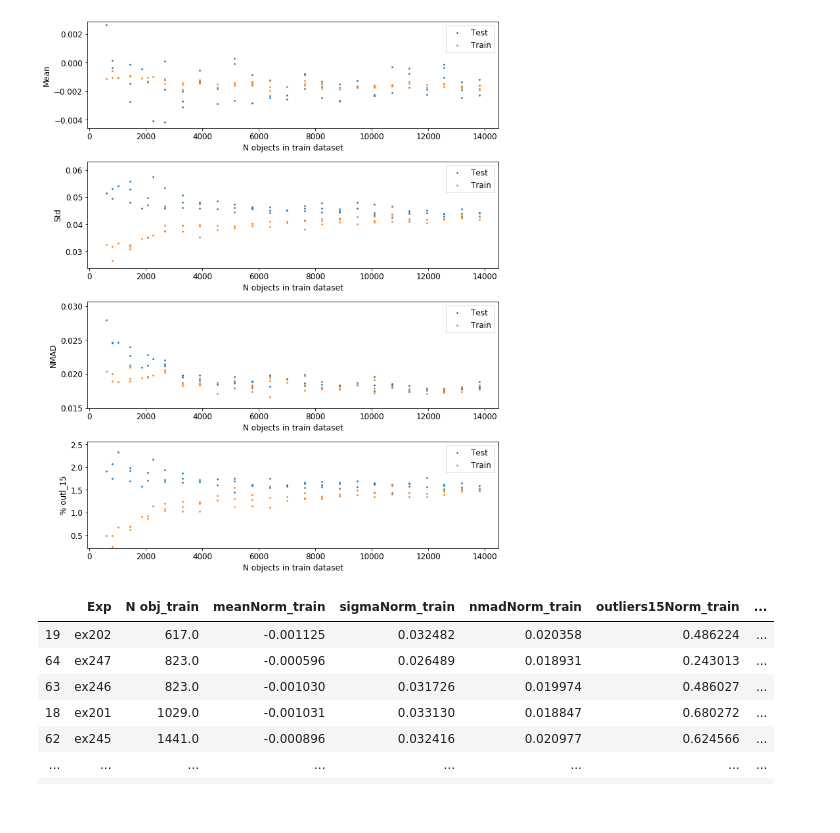
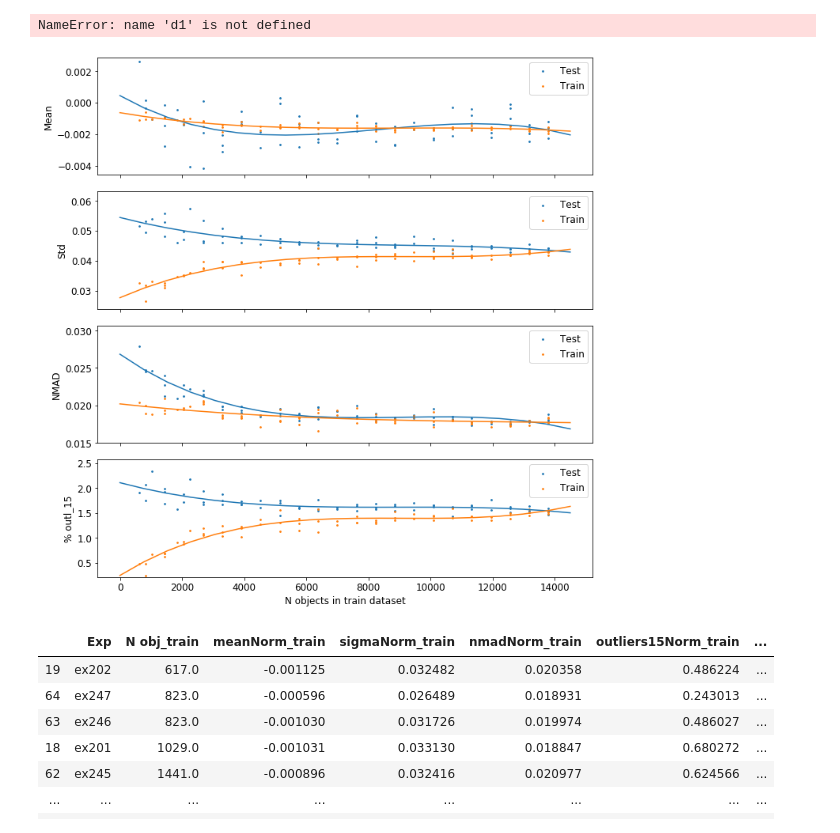
Before and after one commit to ShrRa/COSMOS_SOM, a Jupyter notebook: LearningCurveSampleSize.ipynb, the cells around one changed output. Cells and saved outputs as stored; diff of their text form; code cells hidden in the pictures.

```diff
--- a/LearningCurveSampleSize.ipynb
+++ b/LearningCurveSampleSize.ipynb
@@ -55,25 +59,44 @@ d=statsTabTrain.merge(statsTabTest,on='Exp',suffixes=['_train','_test'])
+# %%
+d1.columns
+# %% [output]
+NameError: name 'd1' is not defined
+# %%
+def interpol(d1,e,case,numObj=14000):
+    x=d1['N obj_train']
+    y=d1[e+'_'+case]
+    a, b, c,g = polyfit(x,y, 3)
+    y_pred = polyval([a, b, c,g], x)
+    x_out = np.linspace(0, numObj+500, 20)
+    y_pred = polyval([a, b, c,g], x_out)
+    return x, y, x_out, y_pred
 # %%
 d1=d.sort_values(by='N obj_train')[3:]
 plt.rcParams.update({'font.size': 12})
-fig,axs=plt.subplots(4,1,figsize=(10,12))
+fig,axs=plt.subplots(4,1,figsize=(10,10),sharex=True)
 est=['meanNorm','sigmaNorm','nmadNorm','outliers15Norm']
 estLabels=['Mean','Std','NMAD','% outl_15']
 for i,e in enumerate(est):
     ax=axs[i]
     ax.scatter(d1['N obj_train'],d1[e+'_test'],label='Test',s=3)
     ax.scatter(d1['N obj_train'],d1[e+'_train'],label='Train',s=3)
     ax.legend()
+    x, y, x_out, y_pred=interpol(d1,e,'test',numObj=14000)
+    ax.plot( x_out, y_pred, 'b-',c='#1f77b4' )
+
+    x, y, x_out, y_pred=interpol(d1,e,'train',numObj=14000)
+    ax.plot( x_out, y_pred, 'b-',c='#ff7f0e' )
+
     yminlim=min(d1[e+'_test'].min(),d1[e+'_train'].min())
     if yminlim<0:
         yminlim*=1.1
     else:
         yminlim*=0.9
     ax.set_ylim(yminlim,1.1*max(d1[e+'_test'].max(),d1[e+'_train'].max()))
-    ax.set_xlabel('N objects in train dataset')
     ax.set_ylabel(estLabels[i])
+axs[-1].set_xlabel('N objects in train dataset')
 plt.tight_layout()
 # %% [output]
-[figure, old version]
+[figure, new version]
 # %%
 d1
 # %% [output]
```
Also changed, not shown: parts of 2 cells of this notebook, 9 other files.
